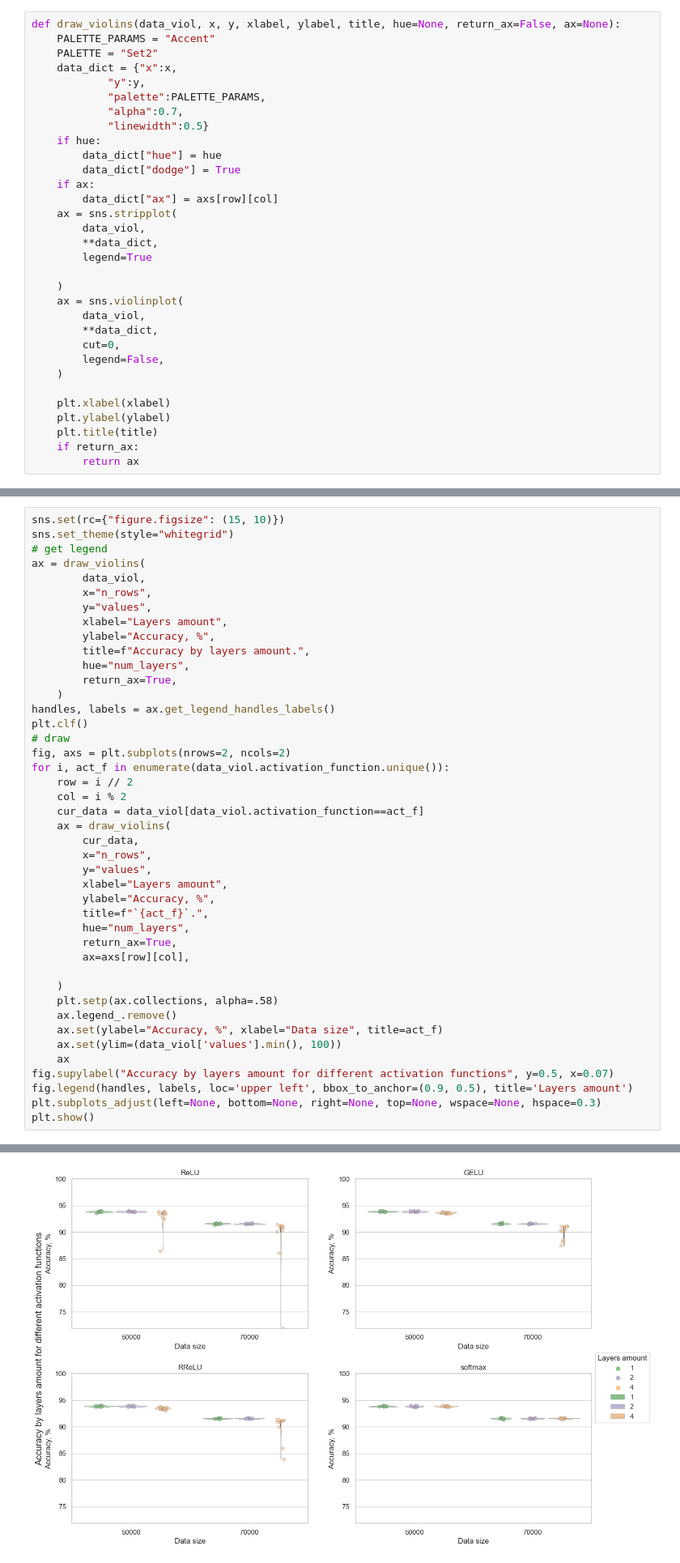
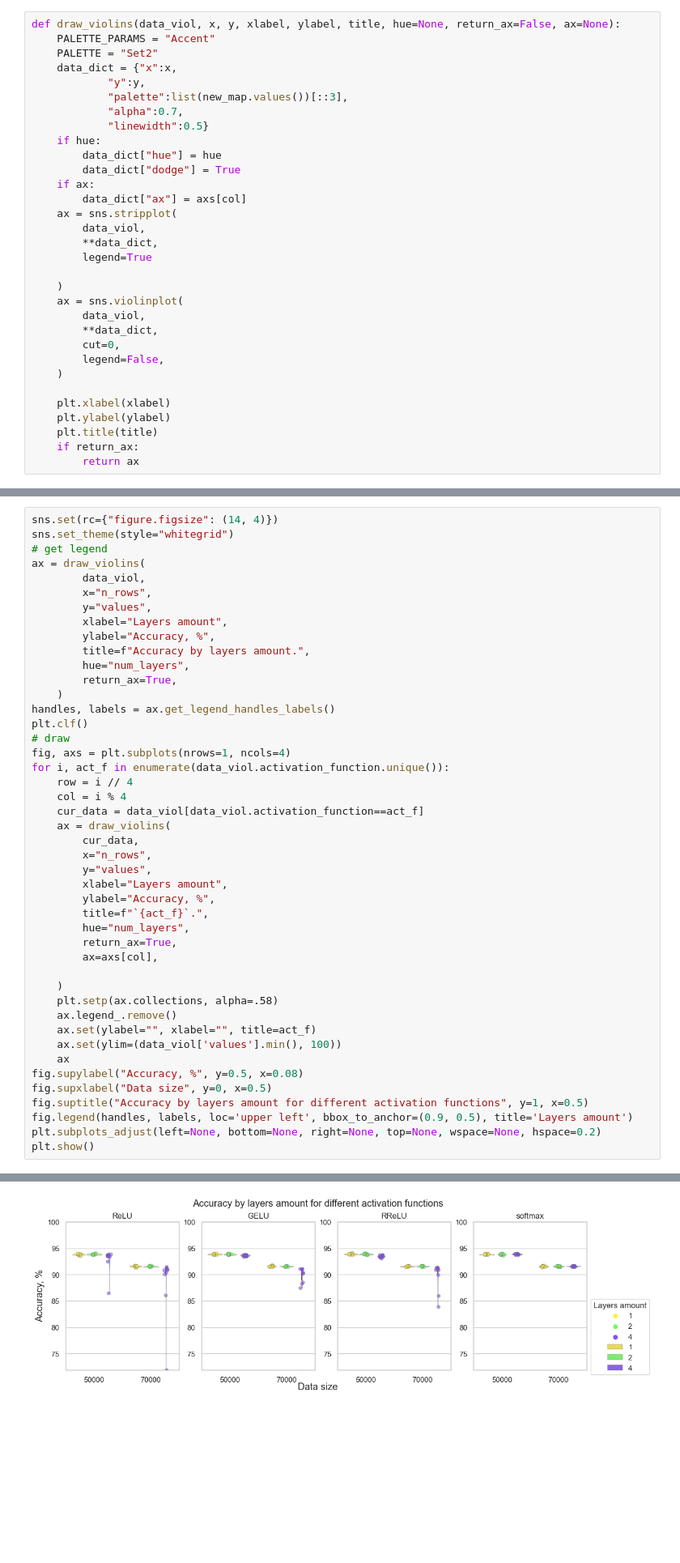
Before and after one commit to um-dacs-nlp/capacity, a Jupyter notebook: src/transformers/0.4.2_draw.ipynb, the cells around one changed output, grey strips where cells are left out. Shown at 81% size. Saved outputs shown, nothing was run; the diff lists cells and outputs as text; blank space fills up the shorter version.

```diff
--- a/src/transformers/0.4.2_draw.ipynb
+++ b/src/transformers/0.4.2_draw.ipynb
@@ -141,14 +141,14 @@ def draw_violins(data_viol, x, y, xlabel, ylabel, title, hue=None, return_ax=Fal
     PALETTE = "Set2"
     data_dict = {"x":x,
             "y":y,
-            "palette":PALETTE_PARAMS,
+            "palette":list(new_map.values())[::3],
             "alpha":0.7,
             "linewidth":0.5}
     if hue:
         data_dict["hue"] = hue
         data_dict["dodge"] = True
     if ax:
-        data_dict["ax"] = axs[row][col]
+        data_dict["ax"] = axs[col]
     ax = sns.stripplot(
         data_viol,
         **data_dict,
@@ -184,5 +184,5 @@ draw_violins(
 # %%
-sns.set(rc={"figure.figsize": (15, 10)})
+sns.set(rc={"figure.figsize": (14, 4)})
 sns.set_theme(style="whitegrid")
 # get legend
 ax = draw_violins(
@@ -198,10 +198,10 @@ ax = draw_violins(
 handles, labels = ax.get_legend_handles_labels()
 plt.clf()
 # draw
-fig, axs = plt.subplots(nrows=2, ncols=2)
+fig, axs = plt.subplots(nrows=1, ncols=4)
 for i, act_f in enumerate(data_viol.activation_function.unique()):
-    row = i // 2
-    col = i % 2
+    row = i // 4
+    col = i % 4
     cur_data = data_viol[data_viol.activation_function==act_f]
     ax = draw_violins(
         cur_data,
@@ -212,16 +212,18 @@ for i, act_f in enumerate(data_viol.activation_function.unique()):
         title=f"`{act_f}`.",
         hue="num_layers",
         return_ax=True,
-        ax=axs[row][col],
+        ax=axs[col],
 
     )
     plt.setp(ax.collections, alpha=.58)
     ax.legend_.remove()
-    ax.set(ylabel="Accuracy, %", xlabel="Data size", title=act_f)
+    ax.set(ylabel="", xlabel="", title=act_f)
     ax.set(ylim=(data_viol['values'].min(), 100))
     ax
-fig.supylabel("Accuracy by layers amount for different activation functions", y=0.5, x=0.07)
+fig.supylabel("Accuracy, %", y=0.5, x=0.08)
+fig.supxlabel("Data size", y=0, x=0.5)
+fig.suptitle("Accuracy by layers amount for different activation functions", y=1, x=0.5)
 fig.legend(handles, labels, loc='upper left', bbox_to_anchor=(0.9, 0.5), title='Layers amount')
-plt.subplots_adjust(left=None, bottom=None, right=None, top=None, wspace=None, hspace=0.3)
+plt.subplots_adjust(left=None, bottom=None, right=None, top=None, wspace=None, hspace=0.2)
 plt.show()
 # %% [output]
@@ -229 +231 @@ plt.show()
-[figure, old version]
+[figure, new version]
```
Also changed, not shown: parts of 6 cells of this notebook, 1 other file.
